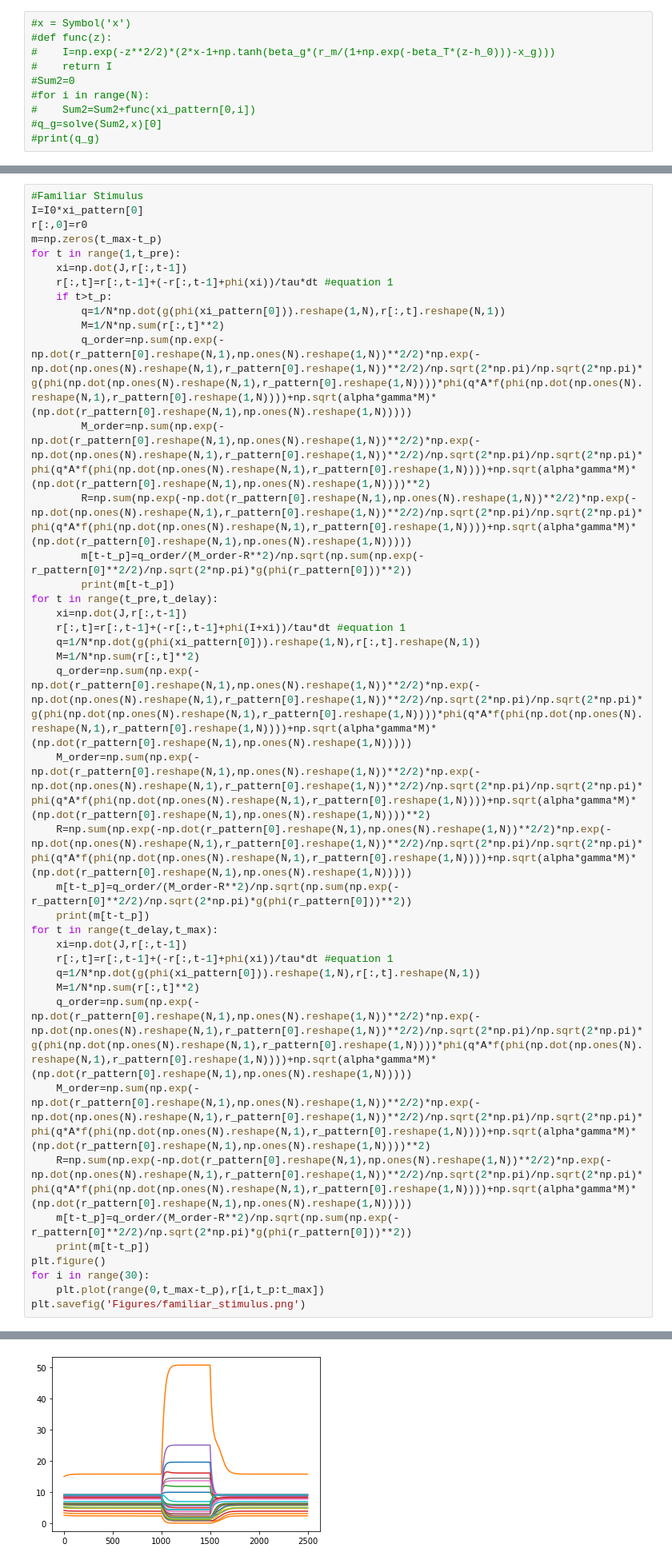
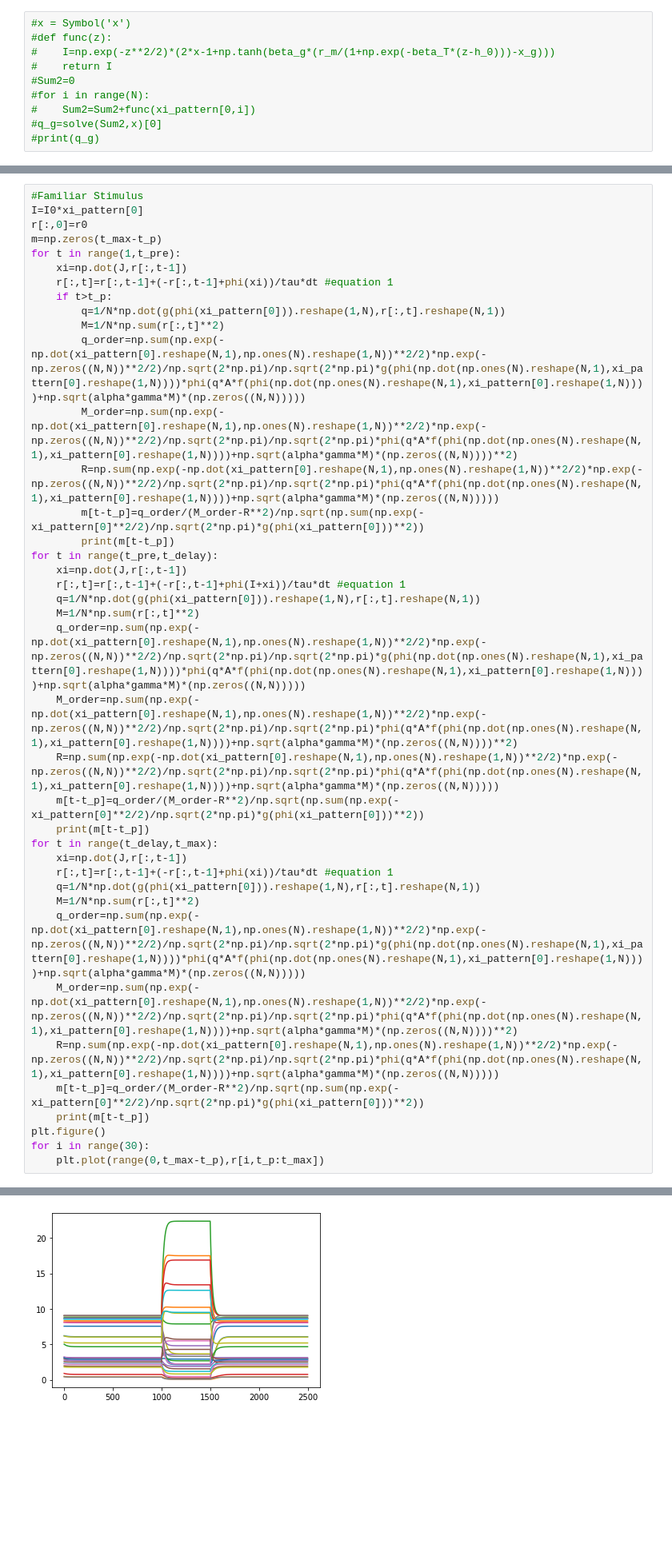
Before and after one commit to xmxhuihui/Final-Project, a Jupyter notebook: Attractor Network Model.ipynb, the cells around one changed output, grey strips where cells are left out. Shown: that part at 80% size. Drawn from its saved outputs; the diff is of its cells as text; blank space fills up the shorter version.

Commit message:
MFT in single pattern

```diff
--- a/Attractor Network Model.ipynb
+++ b/Attractor Network Model.ipynb
@@ -161,33 +142,32 @@ for t in range(1,t_pre):
     if t>t_p:
         q=1/N*np.dot(g(phi(xi_pattern[0])).reshape(1,N),r[:,t].reshape(N,1))
         M=1/N*np.sum(r[:,t]**2)
-        q_order=np.sum(np.exp(-np.dot(r_pattern[0].reshape(N,1),np.ones(N).reshape(1,N))**2/2)*np.exp(-np.dot(np.ones(N).reshape(N,1),r_pattern[0].reshape(1,N))**2/2)/np.sqrt(2*np.pi)/np.sqrt(2*np.pi)*g(phi(np.dot(np.ones(N).reshape(N,1),r_pattern[0].reshape(1,N))))*phi(q*A*f(phi(np.dot(np.ones(N).reshape(N,1),r_pattern[0].reshape(1,N))))+np.sqrt(alpha*gamma*M)*(np.dot(r_pattern[0].reshape(N,1),np.ones(N).reshape(1,N)))))
-        M_order=np.sum(np.exp(-np.dot(r_pattern[0].reshape(N,1),np.ones(N).reshape(1,N))**2/2)*np.exp(-np.dot(np.ones(N).reshape(N,1),r_pattern[0].reshape(1,N))**2/2)/np.sqrt(2*np.pi)/np.sqrt(2*np.pi)*phi(q*A*f(phi(np.dot(np.ones(N).reshape(N,1),r_pattern[0].reshape(1,N))))+np.sqrt(alpha*gamma*M)*(np.dot(r_pattern[0].reshape(N,1),np.ones(N).reshape(1,N))))**2)
-        R=np.sum(np.exp(-np.dot(r_pattern[0].reshape(N,1),np.ones(N).reshape(1,N))**2/2)*np.exp(-np.dot(np.ones(N).reshape(N,1),r_pattern[0].reshape(1,N))**2/2)/np.sqrt(2*np.pi)/np.sqrt(2*np.pi)*phi(q*A*f(phi(np.dot(np.ones(N).reshape(N,1),r_pattern[0].reshape(1,N))))+np.sqrt(alpha*gamma*M)*(np.dot(r_pattern[0].reshape(N,1),np.ones(N).reshape(1,N)))))
-        m[t-t_p]=q_order/(M_order-R**2)/np.sqrt(np.sum(np.exp(-r_pattern[0]**2/2)/np.sqrt(2*np.pi)*g(phi(r_pattern[0]))**2))
+        q_order=np.sum(np.exp(-np.dot(xi_pattern[0].reshape(N,1),np.ones(N).reshape(1,N))**2/2)*np.exp(-np.zeros((N,N))**2/2)/np.sqrt(2*np.pi)/np.sqrt(2*np.pi)*g(phi(np.dot(np.ones(N).reshape(N,1),xi_pattern[0].reshape(1,N))))*phi(q*A*f(phi(np.dot(np.ones(N).reshape(N,1),xi_pattern[0].reshape(1,N))))+np.sqrt(alpha*gamma*M)*(np.zeros((N,N)))))
+        M_order=np.sum(np.exp(-np.dot(xi_pattern[0].reshape(N,1),np.ones(N).reshape(1,N))**2/2)*np.exp(-np.zeros((N,N))**2/2)/np.sqrt(2*np.pi)/np.sqrt(2*np.pi)*phi(q*A*f(phi(np.dot(np.ones(N).reshape(N,1),xi_pattern[0].reshape(1,N))))+np.sqrt(alpha*gamma*M)*(np.zeros((N,N))))**2)
+        R=np.sum(np.exp(-np.dot(xi_pattern[0].reshape(N,1),np.ones(N).reshape(1,N))**2/2)*np.exp(-np.zeros((N,N))**2/2)/np.sqrt(2*np.pi)/np.sqrt(2*np.pi)*phi(q*A*f(phi(np.dot(np.ones(N).reshape(N,1),xi_pattern[0].reshape(1,N))))+np.sqrt(alpha*gamma*M)*(np.zeros((N,N)))))
+        m[t-t_p]=q_order/(M_order-R**2)/np.sqrt(np.sum(np.exp(-xi_pattern[0]**2/2)/np.sqrt(2*np.pi)*g(phi(xi_pattern[0]))**2))
         print(m[t-t_p])
 for t in range(t_pre,t_delay):
     xi=np.dot(J,r[:,t-1])
     r[:,t]=r[:,t-1]+(-r[:,t-1]+phi(I+xi))/tau*dt #equation 1
     q=1/N*np.dot(g(phi(xi_pattern[0])).reshape(1,N),r[:,t].reshape(N,1))
     M=1/N*np.sum(r[:,t]**2)
-    q_order=np.sum(np.exp(-np.dot(r_pattern[0].reshape(N,1),np.ones(N).reshape(1,N))**2/2)*np.exp(-np.dot(np.ones(N).reshape(N,1),r_pattern[0].reshape(1,N))**2/2)/np.sqrt(2*np.pi)/np.sqrt(2*np.pi)*g(phi(np.dot(np.ones(N).reshape(N,1),r_pattern[0].reshape(1,N))))*phi(q*A*f(phi(np.dot(np.ones(N).reshape(N,1),r_pattern[0].reshape(1,N))))+np.sqrt(alpha*gamma*M)*(np.dot(r_pattern[0].reshape(N,1),np.ones(N).reshape(1,N)))))
-    M_order=np.sum(np.exp(-np.dot(r_pattern[0].reshape(N,1),np.ones(N).reshape(1,N))**2/2)*np.exp(-np.dot(np.ones(N).reshape(N,1),r_pattern[0].reshape(1,N))**2/2)/np.sqrt(2*np.pi)/np.sqrt(2*np.pi)*phi(q*A*f(phi(np.dot(np.ones(N).reshape(N,1),r_pattern[0].reshape(1,N))))+np.sqrt(alpha*gamma*M)*(np.dot(r_pattern[0].reshape(N,1),np.ones(N).reshape(1,N))))**2)
-    R=np.sum(np.exp(-np.dot(r_pattern[0].reshape(N,1),np.ones(N).reshape(1,N))**2/2)*np.exp(-np.dot(np.ones(N).reshape(N,1),r_pattern[0].reshape(1,N))**2/2)/np.sqrt(2*np.pi)/np.sqrt(2*np.pi)*phi(q*A*f(phi(np.dot(np.ones(N).reshape(N,1),r_pattern[0].reshape(1,N))))+np.sqrt(alpha*gamma*M)*(np.dot(r_pattern[0].reshape(N,1),np.ones(N).reshape(1,N)))))
-    m[t-t_p]=q_order/(M_order-R**2)/np.sqrt(np.sum(np.exp(-r_pattern[0]**2/2)/np.sqrt(2*np.pi)*g(phi(r_pattern[0]))**2))
+    q_order=np.sum(np.exp(-np.dot(xi_pattern[0].reshape(N,1),np.ones(N).reshape(1,N))**2/2)*np.exp(-np.zeros((N,N))**2/2)/np.sqrt(2*np.pi)/np.sqrt(2*np.pi)*g(phi(np.dot(np.ones(N).reshape(N,1),xi_pattern[0].reshape(1,N))))*phi(q*A*f(phi(np.dot(np.ones(N).reshape(N,1),xi_pattern[0].reshape(1,N))))+np.sqrt(alpha*gamma*M)*(np.zeros((N,N)))))
+    M_order=np.sum(np.exp(-np.dot(xi_pattern[0].reshape(N,1),np.ones(N).reshape(1,N))**2/2)*np.exp(-np.zeros((N,N))**2/2)/np.sqrt(2*np.pi)/np.sqrt(2*np.pi)*phi(q*A*f(phi(np.dot(np.ones(N).reshape(N,1),xi_pattern[0].reshape(1,N))))+np.sqrt(alpha*gamma*M)*(np.zeros((N,N))))**2)
+    R=np.sum(np.exp(-np.dot(xi_pattern[0].reshape(N,1),np.ones(N).reshape(1,N))**2/2)*np.exp(-np.zeros((N,N))**2/2)/np.sqrt(2*np.pi)/np.sqrt(2*np.pi)*phi(q*A*f(phi(np.dot(np.ones(N).reshape(N,1),xi_pattern[0].reshape(1,N))))+np.sqrt(alpha*gamma*M)*(np.zeros((N,N)))))
+    m[t-t_p]=q_order/(M_order-R**2)/np.sqrt(np.sum(np.exp(-xi_pattern[0]**2/2)/np.sqrt(2*np.pi)*g(phi(xi_pattern[0]))**2))
     print(m[t-t_p])
 for t in range(t_delay,t_max):
     xi=np.dot(J,r[:,t-1])
     r[:,t]=r[:,t-1]+(-r[:,t-1]+phi(xi))/tau*dt #equation 1
     q=1/N*np.dot(g(phi(xi_pattern[0])).reshape(1,N),r[:,t].reshape(N,1))
     M=1/N*np.sum(r[:,t]**2)
-    q_order=np.sum(np.exp(-np.dot(r_pattern[0].reshape(N,1),np.ones(N).reshape(1,N))**2/2)*np.exp(-np.dot(np.ones(N).reshape(N,1),r_pattern[0].reshape(1,N))**2/2)/np.sqrt(2*np.pi)/np.sqrt(2*np.pi)*g(phi(np.dot(np.ones(N).reshape(N,1),r_pattern[0].reshape(1,N))))*phi(q*A*f(phi(np.dot(np.ones(N).reshape(N,1),r_pattern[0].reshape(1,N))))+np.sqrt(alpha*gamma*M)*(np.dot(r_pattern[0].reshape(N,1),np.ones(N).reshape(1,N)))))
-    M_order=np.sum(np.exp(-np.dot(r_pattern[0].reshape(N,1),np.ones(N).reshape(1,N))**2/2)*np.exp(-np.dot(np.ones(N).reshape(N,1),r_pattern[0].reshape(1,N))**2/2)/np.sqrt(2*np.pi)/np.sqrt(2*np.pi)*phi(q*A*f(phi(np.dot(np.ones(N).reshape(N,1),r_pattern[0].reshape(1,N))))+np.sqrt(alpha*gamma*M)*(np.dot(r_pattern[0].reshape(N,1),np.ones(N).reshape(1,N))))**2)
-    R=np.sum(np.exp(-np.dot(r_pattern[0].reshape(N,1),np.ones(N).reshape(1,N))**2/2)*np.exp(-np.dot(np.ones(N).reshape(N,1),r_pattern[0].reshape(1,N))**2/2)/np.sqrt(2*np.pi)/np.sqrt(2*np.pi)*phi(q*A*f(phi(np.dot(np.ones(N).reshape(N,1),r_pattern[0].reshape(1,N))))+np.sqrt(alpha*gamma*M)*(np.dot(r_pattern[0].reshape(N,1),np.ones(N).reshape(1,N)))))
-    m[t-t_p]=q_order/(M_order-R**2)/np.sqrt(np.sum(np.exp(-r_pattern[0]**2/2)/np.sqrt(2*np.pi)*g(phi(r_pattern[0]))**2))
+    q_order=np.sum(np.exp(-np.dot(xi_pattern[0].reshape(N,1),np.ones(N).reshape(1,N))**2/2)*np.exp(-np.zeros((N,N))**2/2)/np.sqrt(2*np.pi)/np.sqrt(2*np.pi)*g(phi(np.dot(np.ones(N).reshape(N,1),xi_pattern[0].reshape(1,N))))*phi(q*A*f(phi(np.dot(np.ones(N).reshape(N,1),xi_pattern[0].reshape(1,N))))+np.sqrt(alpha*gamma*M)*(np.zeros((N,N)))))
+    M_order=np.sum(np.exp(-np.dot(xi_pattern[0].reshape(N,1),np.ones(N).reshape(1,N))**2/2)*np.exp(-np.zeros((N,N))**2/2)/np.sqrt(2*np.pi)/np.sqrt(2*np.pi)*phi(q*A*f(phi(np.dot(np.ones(N).reshape(N,1),xi_pattern[0].reshape(1,N))))+np.sqrt(alpha*gamma*M)*(np.zeros((N,N))))**2)
+    R=np.sum(np.exp(-np.dot(xi_pattern[0].reshape(N,1),np.ones(N).reshape(1,N))**2/2)*np.exp(-np.zeros((N,N))**2/2)/np.sqrt(2*np.pi)/np.sqrt(2*np.pi)*phi(q*A*f(phi(np.dot(np.ones(N).reshape(N,1),xi_pattern[0].reshape(1,N))))+np.sqrt(alpha*gamma*M)*(np.zeros((N,N)))))
+    m[t-t_p]=q_order/(M_order-R**2)/np.sqrt(np.sum(np.exp(-xi_pattern[0]**2/2)/np.sqrt(2*np.pi)*g(phi(xi_pattern[0]))**2))
     print(m[t-t_p])
 plt.figure()
 for i in range(30):
     plt.plot(range(0,t_max-t_p),r[i,t_p:t_max])
-plt.savefig('Figures/familiar_stimulus.png')
 # %% [output]
@@ -211,4 +191,4 @@ plt.savefig('Figures/familiar_stimulus.png')
-[figure, old version]
+[figure, new version]
 # %%
 #Overlap
 p_r=np.zeros(t_max-t_p)
```
Also changed, not shown: parts of 7 cells of this notebook, 6 other files.
